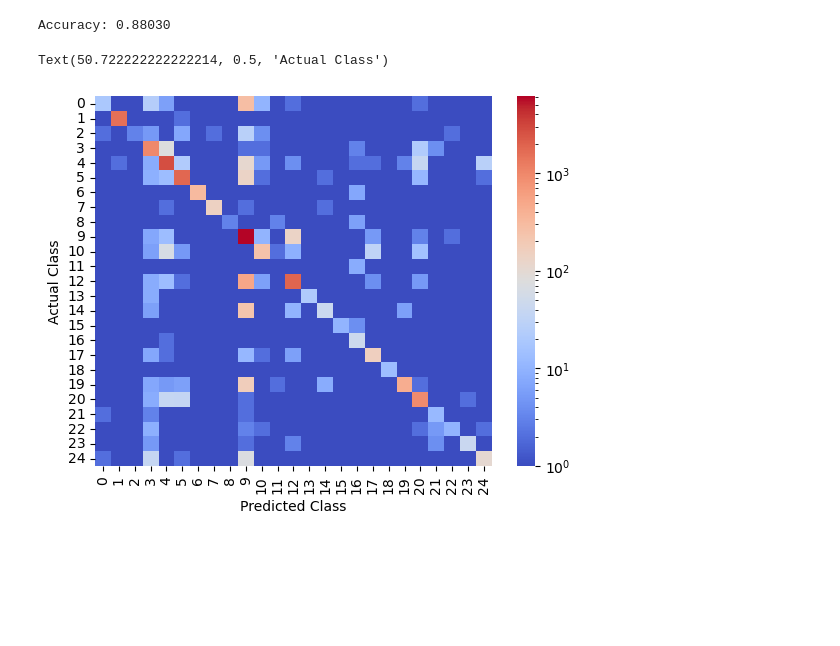
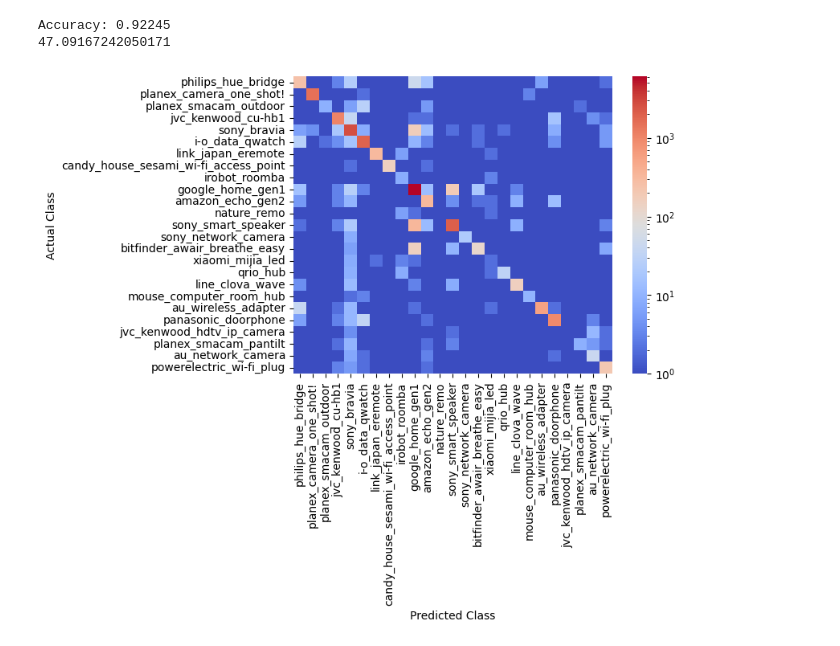
Before and after one commit to Shing-gor/classification-cybersecurity, a Jupyter notebook: models/neural_network.ipynb, the cells around one changed output. Drawn from its saved outputs; the diff is of its cells as text; code cells hidden in the pictures; blank space fills up the shorter version.

```diff
--- a/models/neural_network.ipynb
+++ b/models/neural_network.ipynb
@@ -1,4 +1,5 @@
 # %%
+
 # -*- coding: utf-8 -*-
 """
 Created on Tue Oct 29 12:48:35 2024
@@ -12,7 +13,8 @@ from sklearn.model_selection import train_test_split
 import numpy as np
 from sklearn.metrics import accuracy_score
 from sklearn.preprocessing import StandardScaler
-
+from time import time
+start_time = time()
 
 column_names = [
     "name", "start_date", "start_time", "duration", "reverseDelta", "IoTMac", "hostMac",
@@ -24,6 +26,33 @@ column_names = [
     "reverseFirstNonEmptyPktSize", "reverseMaxPktSize", "reverseStdevPayloadSize", "reverseStdevIAT",
     "reverseAvgPacketSize", "reverseFlowExists", "remote", "broadcast", "HTTP", "HTTPS", "DNS",
     "NTP", "TCP_others", "UDP_others", "year_month"
+]
+
+headers=["philips_hue_bridge",
+"planex_camera_one_shot!",
+"planex_smacam_outdoor",
+"jvc_kenwood_cu-hb1",
+"sony_bravia",
+"i-o_data_qwatch",
+"link_japan_eremote",
+"candy_house_sesami_wi-fi_access_point",
+"irobot_roomba",
+"google_home_gen1",
+"amazon_echo_gen2",
+"nature_remo",
+"sony_smart_speaker",
+"sony_network_camera",
+"bitfinder_awair_breathe_easy",
+"xiaomi_mijia_led",
+"qrio_hub",
+"line_clova_wave",
+"mouse_computer_room_hub",
+"au_wireless_adapter",
+"panasonic_doorphone",
+"jvc_kenwood_hdtv_ip_camera",
+"planex_smacam_pantilt",
+"au_network_camera"
+,"powerelectric_wi-fi_plug"
 ]
 
 # Load data and assign column names
@@ -33,34 +62,40 @@ df = pd.read_csv('sample2.csv', names=column_names)
 target_columns = ['IoTMac']
 y = df.filter(items = target_columns)
 df = df.drop(['name','start_date', 'start_time', 'year_month','IoTIP', 'IoTIP_int', 'hostMac','IoTMac', 'hostIP', 'hostIP_int'], axis=1)
 
 X = df
 # Split the dataset into training and test sets 20-80
 X_train, X_test, y_train, y_test = train_test_split(X, y.values.ravel(), test_size=0.2, random_state=42)
 #scale data using StandardScaler
 scaler = StandardScaler()
 X_train = scaler.fit_transform(X_train)
 X_test = scaler.transform(X_test)
 #create the Neural network classifier (parameters were trained earlier)
-model = MLPClassifier(alpha = .01,learning_rate_init=.01,learning_rate='constant',early_stopping=True,max_iter=100,random_state=42)
+model = MLPClassifier(alpha = .01,learning_rate_init=.01,learning_rate='constant',early_stopping=True,max_iter=100,random_state=42, hidden_layer_sizes=(100,100,50))
 model.fit(X_train, y_train)
 
 # Make predictions and evaluate the model
 y_pred = model.predict(X_test)
 accuracy = accuracy_score(y_test, y_pred)
 
 print(f'Accuracy: {accuracy:.5f}')
 #create and print the confusion matrix
 from sklearn.metrics import confusion_matrix
 cmatrix = confusion_matrix(y_test, y_pred)
 for f in cmatrix:
     f += 1
 import seaborn as sns
 from matplotlib.colors import LogNorm
 sns_map = sns.heatmap(cmatrix, annot=False, cmap='coolwarm', norm=LogNorm())
 sns_map.set_xlabel('Predicted Class')
 sns_map.set_ylabel('Actual Class')
+sns_map.xaxis.set_ticklabels(headers)
+sns_map.tick_params(axis='y',rotation=0)
+sns_map.set_yticks(np.arange(25)+0.5)
+sns_map.yaxis.set_ticklabels(headers)
+#crosstab = pd.crosstab(y_test2,y_pred,rownames=['True'],colnames=['Predicted'],margins=True)
+print(time() - start_time)
 # %% [output]
-Accuracy: 0.88030
+Accuracy: 0.92245
+47.09167242050171
-Text(50.722222222222214, 0.5, 'Actual Class')
-[figure, old version]
+[figure, new version]
```
